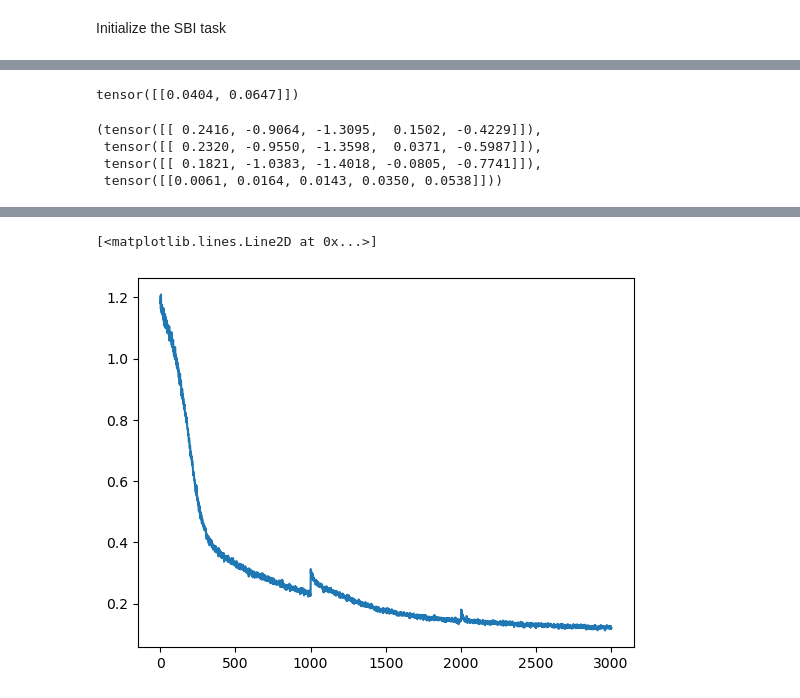
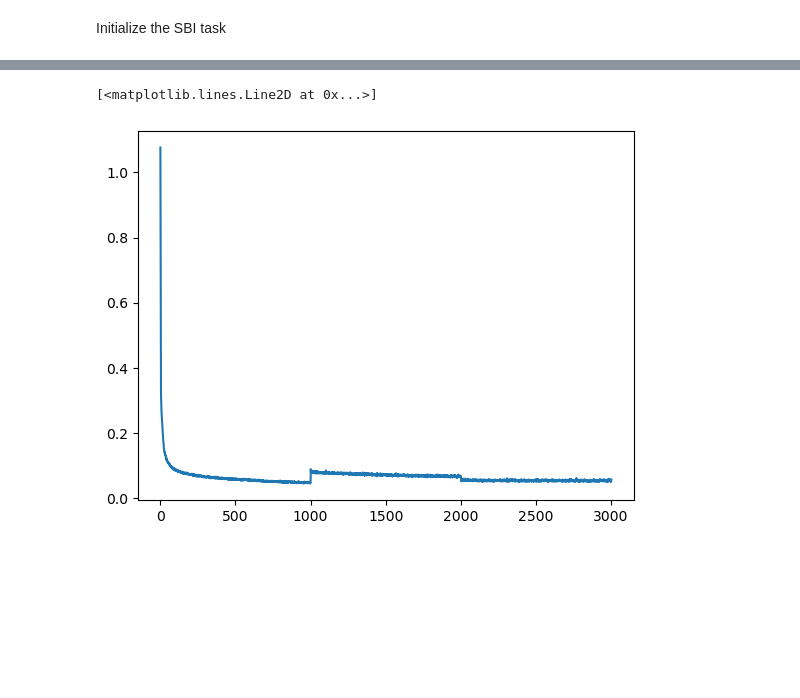
Before and after one commit to nidropakshin2/Sequential-FMPE, a Jupyter notebook: code/notebooks/tutorial.ipynb, the cells around one changed output, grey strips where cells are left out. Drawn from its saved outputs; the diff is of its cells as text; code cells hidden in the pictures; blank space fills up the shorter version.

```diff
--- a/code/notebooks/tutorial.ipynb
+++ b/code/notebooks/tutorial.ipynb
@@ -106,5 +106,5 @@ params.task = task
 params.method = "NPE-A"
 params.theta_0 = theta_0
 params.x_0 = x_0
-params.method_params = {'scale': 0.8, 'quantile': 0.3}
+params.method_params = {'scale': 0.8, 'quantile': 0.1}
 # %% [output]
@@ -112,14 +112,8 @@ params.method_params = {'scale': 0.8, 'quantile': 0.3}
 # %%
-theta = task.prior.sample((1,)).to(device)
-s = task.summarize(task.simulate(theta.expand(1000, *theta.shape)))
-print(theta)
-s.max(dim=0)[0], s.mean(dim=0), s.min(dim=0)[0], s.std(dim=0)
+# theta = task.prior.sample((1,)).to(device)
+# s = task.summarize(task.simulate(theta.expand(1000, *theta.shape)))
+# print(theta)
+# s.max(dim=0)[0], s.mean(dim=0), s.min(dim=0)[0], s.std(dim=0)
-# %% [output]
-tensor([[0.0404, 0.0647]])
-(tensor([[ 0.2416, -0.9064, -1.3095,  0.1502, -0.4229]]),
- tensor([[ 0.2320, -0.9550, -1.3598,  0.0371, -0.5987]]),
- tensor([[ 0.1821, -1.0383, -1.4018, -0.0805, -0.7741]]),
- tensor([[0.0061, 0.0164, 0.0143, 0.0350, 0.0538]]))
 # %%
 # from sbi.inference import SMCABC
 
@@ -137,7 +131,7 @@ datetime = time.strftime("%Y-%m-%d_%H_%M_%S")
 path = f"./models/SIR_{datetime}.pth.tar.gz"
 
 num_rounds = 3
-sims_per_round = 10000
+sims_per_round = 30000
 epochs = 1000
 show_every = epochs // 10
 
@@ -149,7 +143,8 @@ manager.run_sequential(num_rounds=num_rounds,
                        sims_per_round=sims_per_round,
                        path=path, epochs=epochs,
                        show_every=show_every,
-                       clean_sampling=True)
+                       clean_sampling=True,
+                       batch_size=256, shuffle=True,)
 loss = manager.losses
 _, ax = plt.subplots()
 ax.plot(loss)
@@ -174,5 +169,5 @@ ax.plot(loss)
 [<matplotlib.lines.Line2D at 0x...>]
-[figure, old version]
+[figure, new version]
 # %%
 # sim_store = manager.store
 # log_plot = False
```
Also changed, not shown: parts of 8 cells of this notebook, 7 other files.
